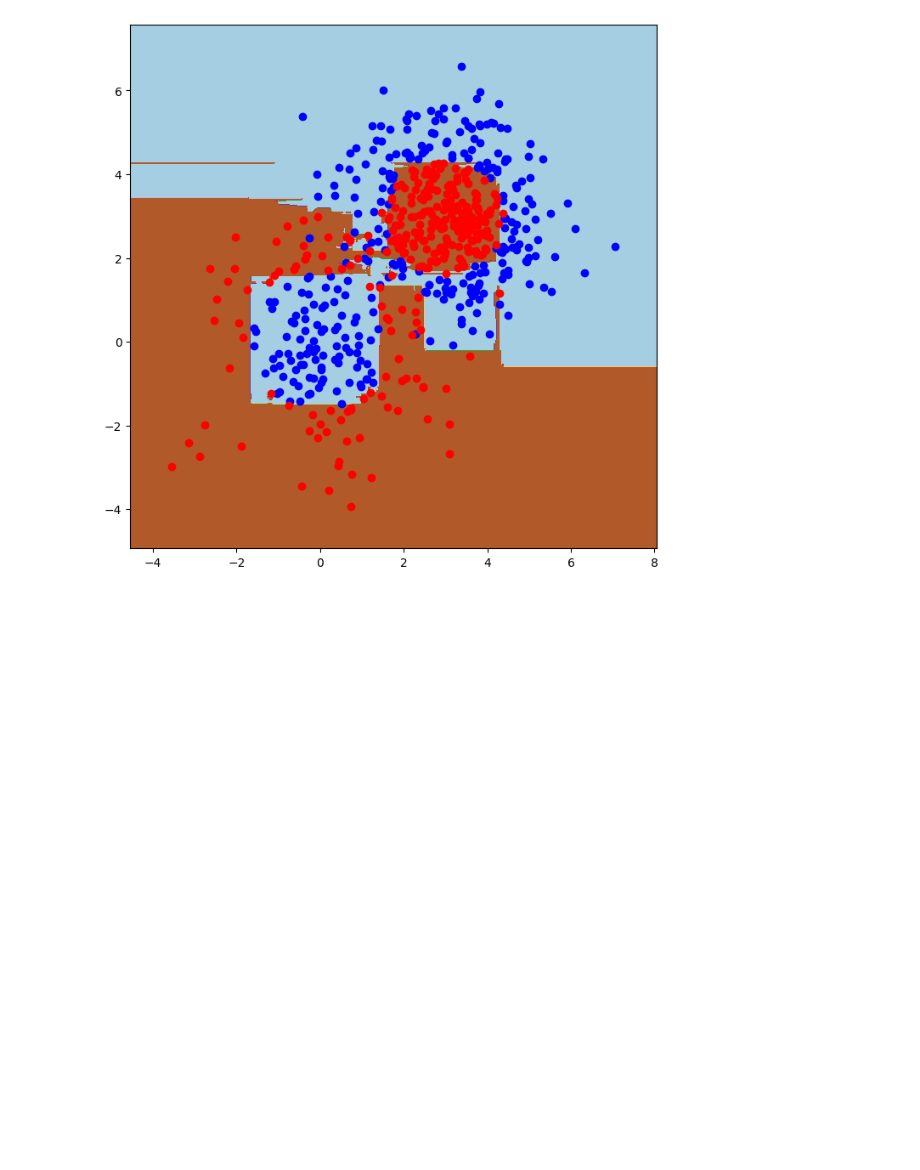
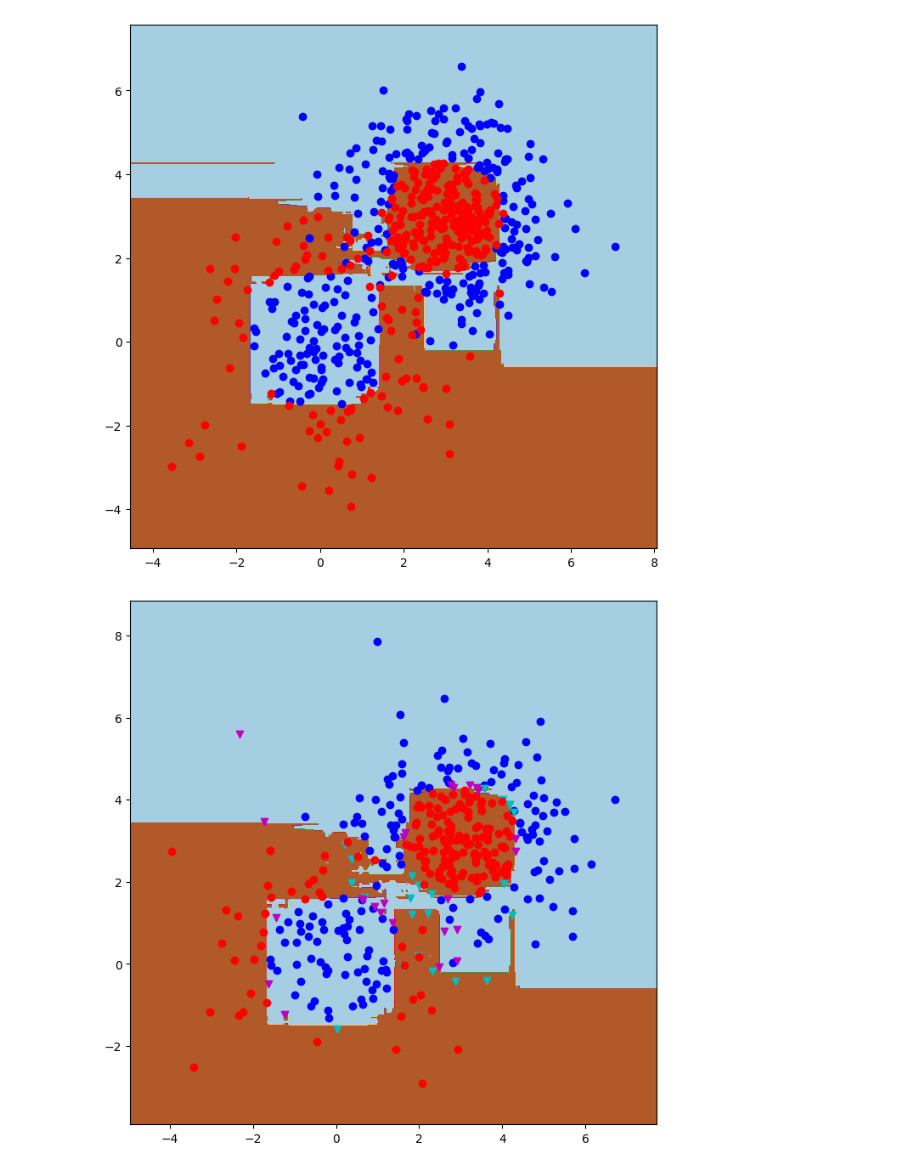
Before and after one commit to nnniels/SDD-machine-learning, a Jupyter notebook: 11 - Bagging/Bagging.ipynb, the cells around one changed output. Drawn from its saved outputs; the diff is of its cells as text; code cells hidden in the pictures; blank space fills up the shorter version.

```diff
--- a/11 - Bagging/Bagging.ipynb
+++ b/11 - Bagging/Bagging.ipynb
@@ -425,3 +425,8 @@ Average forest generalization error on last 15 iterations: 0.12
 Last forest generalization error on last 15 iterations: 0.12
 [figure]
 [figure]
+# %%
+plt.figure(figsize=(8,8))
+plot_decision_boundary_forest(forest,Xtest,ytest)
+# %% [output]
+[figure, added]
```
